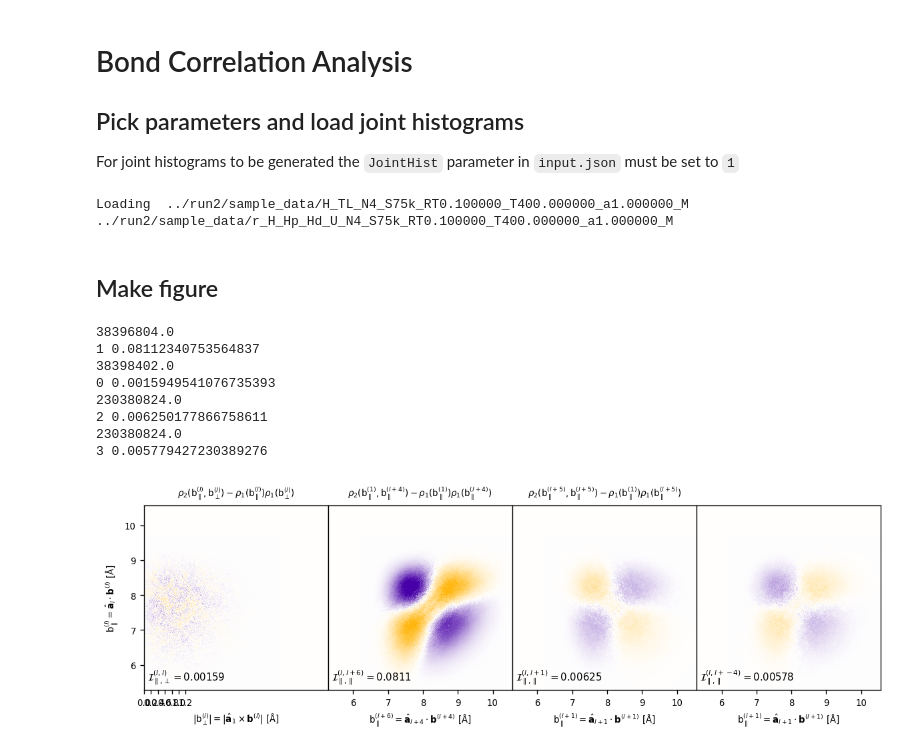
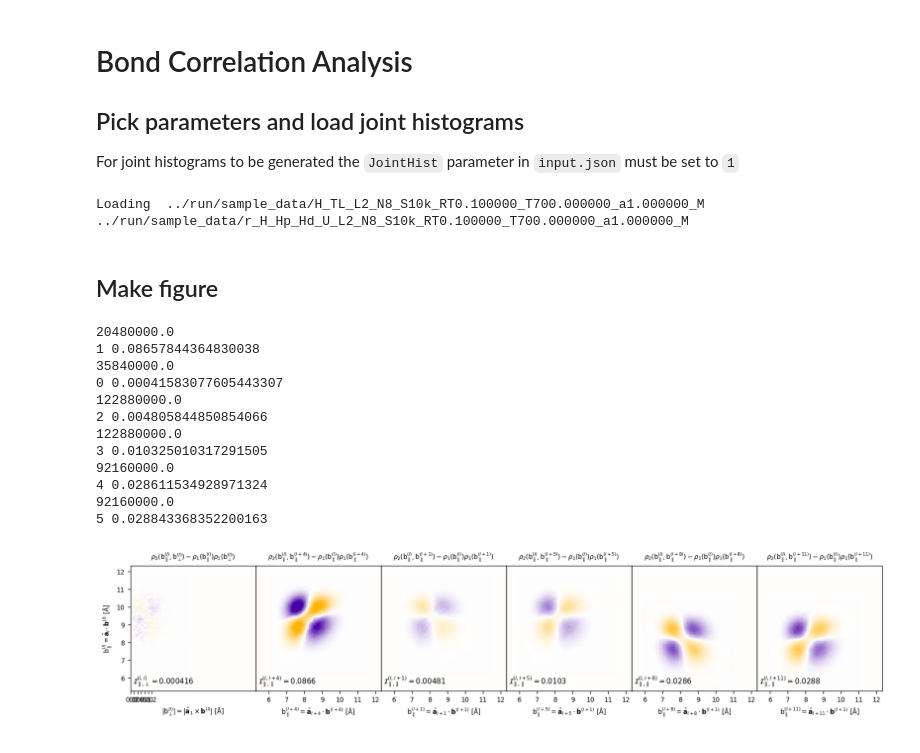
Before and after one commit to tomswinburne/BLaSA, a Jupyter notebook: analyze/bond_lattice_correlation.ipynb, the cells around one changed output. Cells and saved outputs as stored; diff of their text form; code cells hidden in the pictures.

```diff
--- a/analyze/bond_lattice_correlation.ipynb
+++ b/analyze/bond_lattice_correlation.ipynb
@@ -15,7 +16,7 @@ import json
 # %%
 with open("../input.json", "r") as f:
     input_data = json.load(f)
-dump_folder = os.path.join('../run2',input_data['dump_folder'])
+dump_folder = os.path.join('../run',input_data['dump_folder'])
 print(dump_folder)
 a0 = input_data['potential']['a0']
 # %% [output]
@@ -27,11 +28,12 @@ a0 = input_data['potential']['a0']
 # %%
 # Specify as strings to guarantee match with filename
 JH_RT = '0.1' # Relative Transverse strength
-JH_T = '400' # Temperature
-JH_am = '1.00' # Relative Lattice Parameter == 1 + Strain
+JH_T = '700' # Temperature
+JH_am = '1.0' # Relative Lattice Parameter == 1 + Strain
 
 MarginalHistPath = glob.glob(os.path.join(dump_folder,"r_*_RT%s*T%s*a%s*" % (JH_RT,JH_T,JH_am)))
-JointHistPath = glob.glob(os.path.join(dump_folder,"H_*S*_RT%s*T%s*a%s*" % (JH_RT,JH_T,JH_am)))
+# L[0,1,2] = fcc,bcc,bcc+100
+JointHistPath = glob.glob(os.path.join(dump_folder,"H_TL_L2_*S*_RT%s*T%s*a%s*" % (JH_RT,JH_T,JH_am)))
 
 if len(JointHistPath) > 0 and len(MarginalHistPath)>0:
     print("Loading ",JointHistPath[0],MarginalHistPath[0])
@@ -40,7 +42,7 @@ if len(JointHistPath) > 0 and len(MarginalHistPath)>0:
 else:
     print("Couldn't find files")
 # %% [output]
-Loading  ../run2/sample_data/H_TL_N4_S75k_RT0.100000_T400.000000_a1.000000_M ../run2/sample_data/r_H_Hp_Hd_U_N4_S75k_RT0.100000_T400.000000_a1.000000_M
+Loading  ../run/sample_data/H_TL_L2_N8_S10k_RT0.100000_T700.000000_a1.000000_M ../run/sample_data/r_H_Hp_Hd_U_L2_N8_S10k_RT0.100000_T700.000000_a1.000000_M
 # %% [markdown]
 ## Make figure
 # %%
@@ -59,15 +61,18 @@ H=JointHist
 
 
 
-fig,axs=plt.subplots(1,4,figsize=(10,3),dpi=120,sharex=False,sharey=True)
+fig,axs=plt.subplots(1,6,figsize=(14,3),dpi=120,sharex=False,sharey=True)
 
-tlims = [0,bins//4]#[0,700]
+tlims = [0,bins//3]#[0,700]
 atlim = [r[tlims[0]]*a0-r[0]*a0,r[tlims[1]]*a0-r[0]*a0]
 
-llims = [bins//4,bins//2]#[500,1200]
+llims = [bins//4,bins//3+bins//4]#[500,1200]
 allim = [r[llims[0]]*a0,r[llims[1]]*a0]
 
-for j in [1,0,2,3]:
+for j in [1,0,2,3,4,5]:
+    #if j>3:
+    #    #llims = [bins//4+bins//16,bins//2+bins//16]#[500,1200]
+    #    #allim = [r[llims[0]]*a0,r[llims[1]]*a0]
 
     if j==0:
         M = H[(j)*bins*bins:(j+1)*bins*bins].reshape((bins,bins))[llims[0]:llims[1],tlims[0]:tlims[1]].copy()
@@ -97,47 +102,57 @@ for j in [1,0,2,3]:
 
     cm = mpl.colors.LinearSegmentedColormap.from_list('my_spec',[myc['b'],(1,1,1),myc['o']], N=200)
 
     axs[j].matshow(M,cmap=cm,extent=plim,vmin=-mM,vmax=mM)
 
     #axs[j].text(0.02,0.02,r"$\int\ln|\rho_1\rho_1/\rho_2|\rho_1\rho_1=%.3g$" % RE,\
     if j==0:
         axs[j].text(0.02,0.02,r"$\mathcal{I}^{(l,l)}_{\parallel,\perp}=%.3g$" % RE,\
              fontsize=9,transform=axs[j].transAxes,horizontalalignment='left',verticalalignment='bottom')
     else:
-        axs[j].text(0.02,0.02,r"$\mathcal{I}^{(l,l+%d)}_{\parallel,\parallel}=%.3g$" % (6-5*(j-1),RE),\
+        axs[j].text(0.02,0.02,r"$\mathcal{I}^{(l,l+%d)}_{\parallel,\parallel}=%.3g$" % ([0,4,1,5,8,11][j],RE),\
              fontsize=9,transform=axs[j].transAxes,horizontalalignment='left',verticalalignment='bottom')
 
 
 axs[0].set_title(r"$\rho_2({\rm b}^{(l)}_\parallel,{\rm b}^{(l)}_\perp)-\rho_1({\rm b}^{(l)}_\parallel)\rho_1({\rm b}^{(l)}_\perp)$",fontsize=8,pad=0)
-axs[1].set_title(r"$\rho_2({\rm b}^{(1)}_\parallel,{\rm b}^{(l+4)}_\parallel)-\rho_1({\rm b}^{(1)}_\parallel)\rho_1({\rm b}^{(l+4)}_\parallel)$",fontsize=8,pad=0)
-axs[2].set_title(r"$\rho_2({\rm b}^{(l+1)}_\parallel,{\rm b}^{(l+1)}_\parallel)-\rho_1({\rm b}^{(1)}_\parallel)\rho_1({\rm b}^{(l+1)}_\parallel)$",fontsize=8,pad=0)
-axs[2].set_title(r"$\rho_2({\rm b}^{(l+5)}_\parallel,{\rm b}^{(l+5)}_\parallel)-\rho_1({\rm b}^{(1)}_\parallel)\rho_1({\rm b}^{(l+5)}_\parallel)$",fontsize=8,pad=0)
+axs[1].set_title(r"$\rho_2({\rm b}^{(l)}_\parallel,{\rm b}^{(l+4)}_\parallel)-\rho_1({\rm b}^{(l)}_\parallel)\rho_1({\rm b}^{(l+4)}_\parallel)$",fontsize=8,pad=0)
+axs[2].set_title(r"$\rho_2({\rm b}^{(l)}_\parallel,{\rm b}^{(l+1)}_\parallel)-\rho_1({\rm b}^{(l)}_\parallel)\rho_1({\rm b}^{(l+1)}_\parallel)$",fontsize=8,pad=0)
+axs[3].set_title(r"$\rho_2({\rm b}^{(l)}_\parallel,{\rm b}^{(l+5)}_\parallel)-\rho_1({\rm b}^{(l)}_\parallel)\rho_1({\rm b}^{(l+5)}_\parallel)$",fontsize=8,pad=0)
 
-for j in range(4):
+axs[4].set_title(r"$\rho_2({\rm b}^{(l)}_\parallel,{\rm b}^{(l+8)}_\parallel)-\rho_1({\rm b}^{(l)}_\parallel)\rho_1({\rm b}^{(l+8)}_\parallel)$",fontsize=8,pad=0)
+axs[5].set_title(r"$\rho_2({\rm b}^{(l)}_\parallel,{\rm b}^{(l+11)}_\parallel)-\rho_1({\rm b}^{(l)}_\parallel)\rho_1({\rm b}^{(l+11)}_\parallel)$",fontsize=8,pad=0)
+
+
+for j in range(6):
     axs[j].tick_params(labelsize=8)
     axs[j].tick_params(axis="x", bottom=True, labelbottom=True, top=False, labeltop=False)
     axs[j].tick_params(axis="y", left=False, labelleft=False, right=False, labelright=False)
 axs[0].tick_params(axis="y", left=True, labelleft=True, right=False, labelright=False)
 axs[0].set_xticks([0.0,0.2,0.4,0.6,0.8,1.0,1.2])
 axs[0].set_ylabel(r"${\rm b}^{(l)}_\parallel = \hat{\bf a}_{l}\cdot{\bf b}^{(l)}$ [$\rm\AA$]",fontsize=8)
 
 
 axs[0].set_xlabel(r"$|{\rm b}^{(l)}_\perp| = |\hat{\bf a}_{1}\times{\bf b}^{(l)}|$ [$\rm\AA$]",fontsize=8)
-axs[1].set_xlabel(r"${\rm b}^{(l+6)}_\parallel = \hat{\bf a}_{l+4}\cdot{\bf b}^{(l+4)}$ [$\rm\AA$]",fontsize=8)
+axs[1].set_xlabel(r"${\rm b}^{(l+4)}_\parallel = \hat{\bf a}_{l+4}\cdot{\bf b}^{(l+4)}$ [$\rm\AA$]",fontsize=8)
 axs[2].set_xlabel(r"${\rm b}^{(l+1)}_\parallel = \hat{\bf a}_{l+1}\cdot{\bf b}^{(l+1)}$ [$\rm\AA$]",fontsize=8)
-axs[3].set_xlabel(r"${\rm b}^{(l+1)}_\parallel = \hat{\bf a}_{l+1}\cdot{\bf b}^{(l+1)}$ [$\rm\AA$]",fontsize=8)
+axs[3].set_xlabel(r"${\rm b}^{(l+5)}_\parallel = \hat{\bf a}_{l+5}\cdot{\bf b}^{(l+1)}$ [$\rm\AA$]",fontsize=8)
+axs[4].set_xlabel(r"${\rm b}^{(l+8)}_\parallel = \hat{\bf a}_{l+8}\cdot{\bf b}^{(l+1)}$ [$\rm\AA$]",fontsize=8)
+axs[5].set_xlabel(r"${\rm b}^{(l+11)}_\parallel = \hat{\bf a}_{l+11}\cdot{\bf b}^{(l+1)}$ [$\rm\AA$]",fontsize=8)
 
 plt.tight_layout()
 plt.subplots_adjust(wspace=0.,hspace=0.)
 
-plt.savefig("correlations_am%s_T%sK_RT%s.pdf" % (JH_RT,JH_T,JH_am) )
+plt.savefig("correlations_am%s_T%sK_RT%s.png" % (JH_RT,JH_T,JH_am) )
 # %% [output]
-38396804.0
-1 0.08112340753564837
-38398402.0
-0 0.0015949541076735393
-230380824.0
-2 0.006250177866758611
-230380824.0
-3 0.005779427230389276
+20480000.0
+1 0.08657844364830038
+35840000.0
+0 0.00041583077605443307
+122880000.0
+2 0.004805844850854066
+122880000.0
+3 0.010325010317291505
+92160000.0
+4 0.028611534928971324
+92160000.0
+5 0.028843368352200163
-[figure, old version]
+[figure, new version]
```
Also changed, not shown: parts of 4 cells of this notebook, 10 other files.
